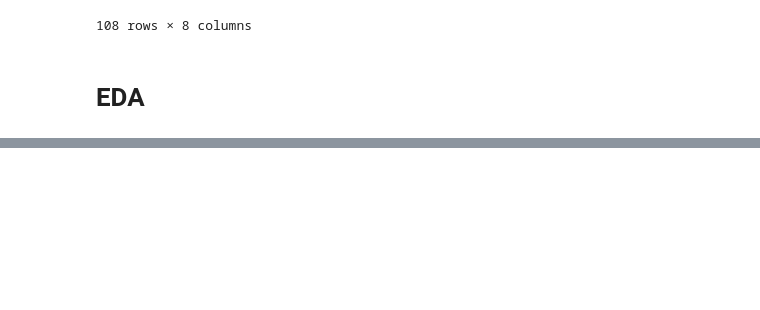
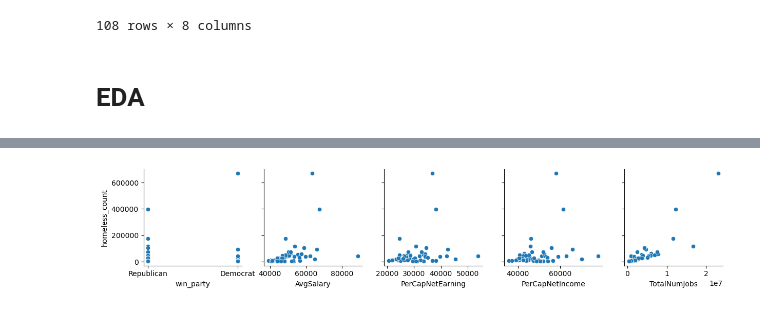
Before and after one commit to RenhaoL/CS109A_AC209A_Fall22_final_project, a Jupyter notebook: src/ZW_EDA_Econ_Politics.ipynb, the cells around one changed output, grey strips where cells are left out. Saved outputs shown, nothing was run; the diff lists cells and outputs as text; code cells hidden in the pictures; blank space fills up the shorter version.

```diff
--- a/src/ZW_EDA_Econ_Politics.ipynb
+++ b/src/ZW_EDA_Econ_Politics.ipynb
@@ -352,0 +378,9 @@ df_econ_politcs.to_csv("../data/homeless_count_Econ_Politics_by_state.csv", inde
+# %%
+g_16 = sns.pairplot(df_econ_politcs.query("year == 2016"),
+             x_vars=["win_party","AvgSalary","PerCapNetEarning", "PerCapNetIncome", "TotalNumJobs"],
+             y_vars=["homeless_count"])
+
+g_08.fig.suptitle('Correlation between each variable and homeless count in 2016', fontsize = 15)
+g_08.fig.tight_layout()
+# %% [output]
+[figure, added]
```
Also changed, not shown: parts of 29 cells of this notebook.
